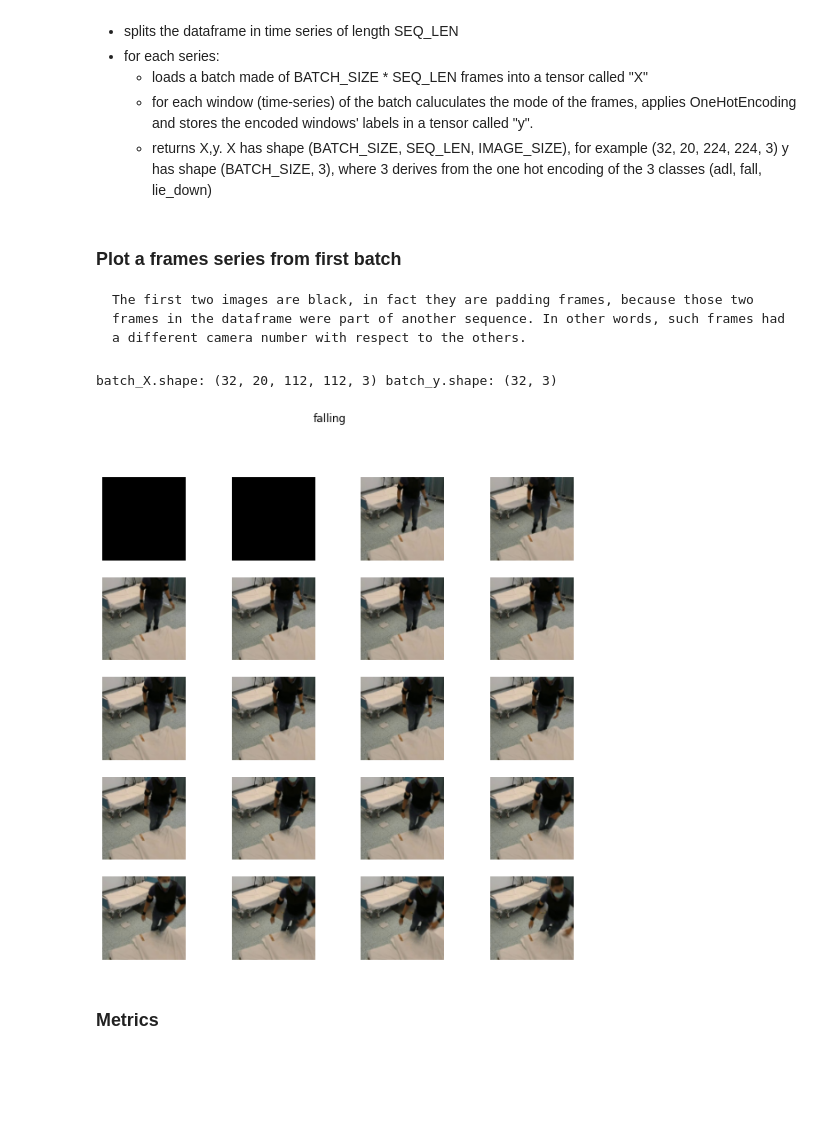
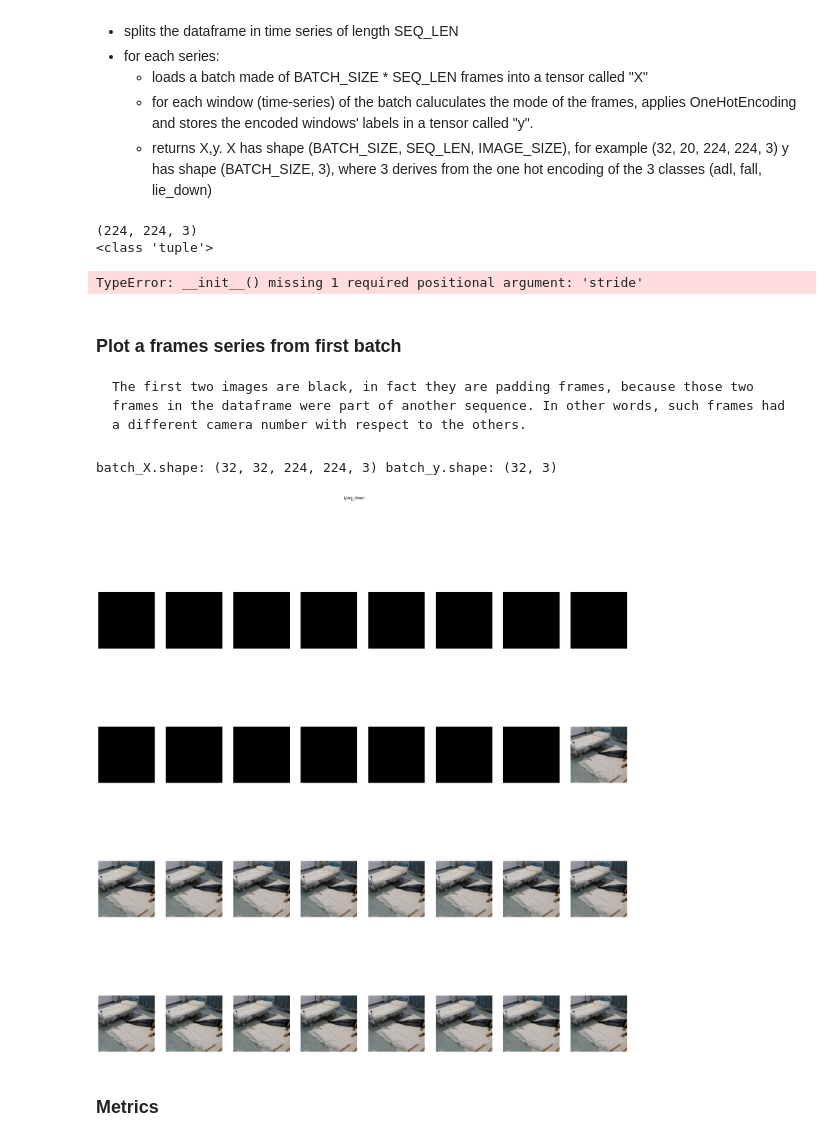
Before and after one commit to Andrea-Apicella/MED_Fall, a Jupyter notebook: vision/3D CNN.ipynb, the cells around one changed output. Drawn from its saved outputs; the diff is of its cells as text; code cells hidden in the pictures; blank space fills up the shorter version.

Commit message:
latest tests on 3D CNN

```diff
--- a/vision/3D CNN.ipynb
+++ b/vision/3D CNN.ipynb
@@ -47,7 +46,10 @@ def get_cam(name: str) -> int:
 
 
 def show_frames_series(
-        frames_series: np.array, title: str, figsize: tuple[int, int] = (20, 20)
+    frames_series: np.array,
+    title: str,
+    figsize: tuple[int, int] = (20, 20),
+    nrows: int = 5,
 ):
     """
     plot a series of SEQ_LEN frames with respective labels as titles.
@@ -59,7 +61,7 @@ def show_frames_series(
         - fig_size: Optional. Tuple of two integers containing the figure dimensions for the plot. Default is (20, 20).
 
     """
-    rows = 5
+    rows = nrows
 
     fig = plt.figure(figsize=figsize)
     for n, image in enumerate(frames_series):
@@ -72,9 +74,10 @@ def show_frames_series(
 # %% [markdown]
 ### Hyperparameters
 # %%
-SEQ_LEN: int = 20
+SEQ_LEN: int = 32
+STRIDE: int = 8
 BATCH_SIZE: int = 32
-INPUT_SHAPE: tuple[int, int, int] = (112, 112, 3)
+INPUT_SHAPE: tuple[int, int, int] = (224, 224, 3)
 # %% [markdown]
 ## Load Dataset
 # %%
@@ -244,15 +247,19 @@ Name: macro_labels, dtype: int64
       X has shape (BATCH_SIZE, SEQ_LEN, IMAGE_SIZE), for example (32, 20, 224, 224, 3)
       y has shape (BATCH_SIZE, 3),  where 3 derives from the one hot encoding of the 3 classes (adl, fall, lie_down)
 # %%
-#instantiating train generator. For this test there will be only one generator which takes the whole dataset as input
+# instantiating train generator. For this test there will be only one generator which takes the whole dataset as input
 train_gen = VideoSeqGenerator(
     frames_path=FRAMES_PATH,
     df=dataset_balanced,
     seq_len=SEQ_LEN,
     batch_size=BATCH_SIZE,
+    stride=STRIDE,
     label_encoder=le,
     input_shape=INPUT_SHAPE,
 )
+# %% [output]
+(224, 224, 3)
+<class 'tuple'>
 # %%
 
 val_gen = VideoSeqGenerator(frames_path=FRAMES_PATH,
@@ -262,24 +269,26 @@ val_gen = VideoSeqGenerator(frames_path=FRAMES_PATH,
                             label_encoder=le,
                             input_shape=INPUT_SHAPE,
                             )
+# %% [output]
+TypeError: __init__() missing 1 required positional argument: 'stride'
 # %% [markdown]
 ### Plot a frames series from first batch
     The first two images are black, in fact they are padding frames, because those two frames in the dataframe were part of another sequence. In other words, such frames had a different camera number with respect to the others.
 # %%
 # get first batch from train generator
-batch_X, batch_y = train_gen.__getitem__(101)
+batch_X, batch_y = train_gen.__getitem__(9)
 print("batch_X.shape:", batch_X.shape, "batch_y.shape:", batch_y.shape)
 
-b = 3
+b = 14
 frames = batch_X[b]
 title = np.expand_dims(batch_y[b], axis=0)
 title = le.inverse_transform(title)[0]
 title
 
-show_frames_series(frames, title, figsize=(10, 10))
+show_frames_series(frames, title, figsize=(30, 30), nrows=4)
 # %% [output]
-batch_X.shape: (32, 20, 112, 112, 3) batch_y.shape: (32, 3)
+batch_X.shape: (32, 32, 224, 224, 3) batch_y.shape: (32, 3)
-[figure, old version]
+[figure, new version]
 # %% [markdown]
 ### Metrics
 # %%
```
Also changed, not shown: parts of 7 cells of this notebook, 4 other files.
